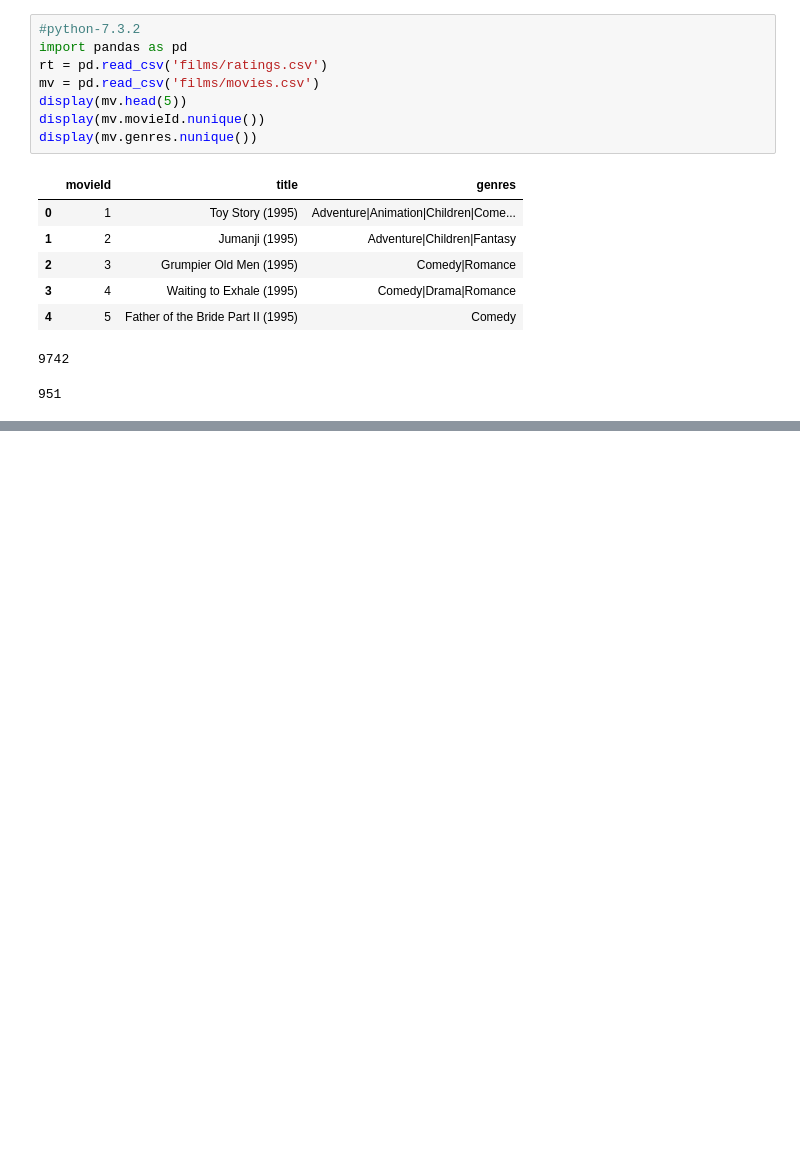
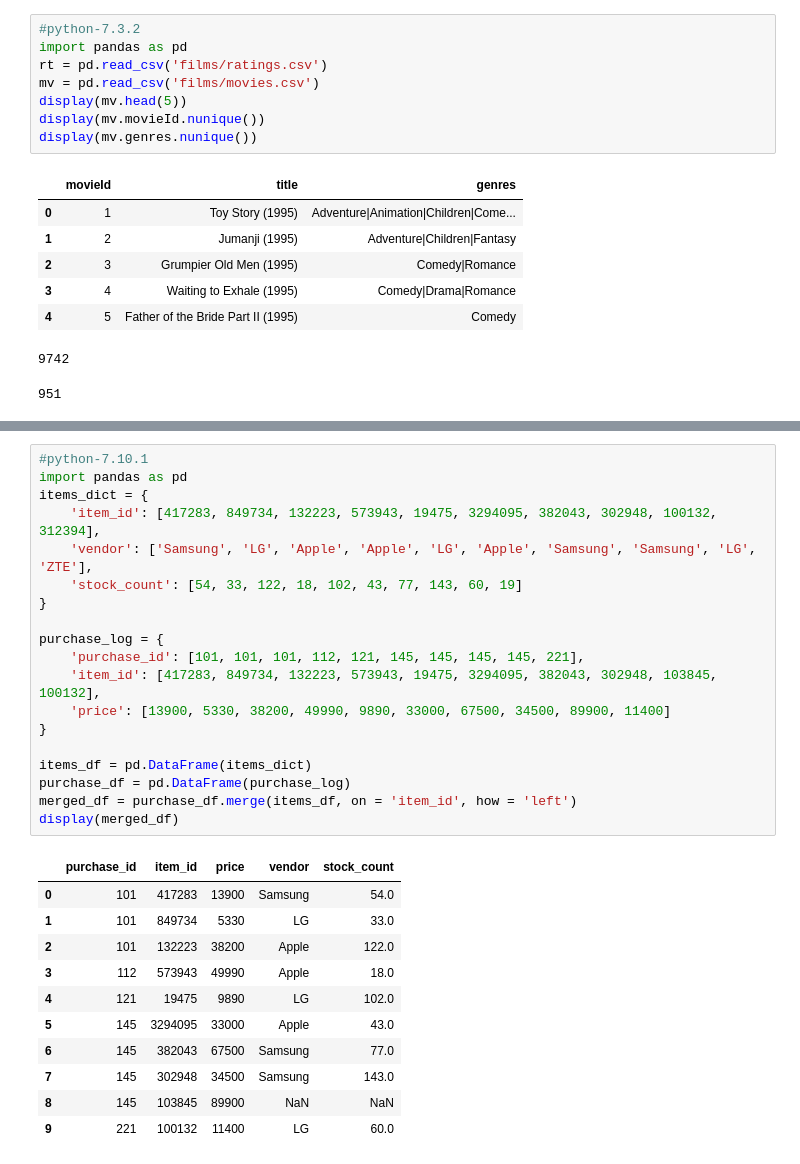
Before and after one commit to mkosterin/dscience, a Jupyter notebook: unit-1.ipynb, the cells around one changed output, grey strips where cells are left out. Drawn from its saved outputs; the diff is of its cells as text; blank space fills up the shorter version.

```diff
--- a/unit-1.ipynb
+++ b/unit-1.ipynb
@@ -588,0 +635,31 @@ display(rt.rating.max())
+# %%
+#python-7.10.1
+import pandas as pd
+items_dict = {
+    'item_id': [417283, 849734, 132223, 573943, 19475, 3294095, 382043, 302948, 100132, 312394],
+    'vendor': ['Samsung', 'LG', 'Apple', 'Apple', 'LG', 'Apple', 'Samsung', 'Samsung', 'LG', 'ZTE'],
+    'stock_count': [54, 33, 122, 18, 102, 43, 77, 143, 60, 19]
+}
+
+purchase_log = {
+    'purchase_id': [101, 101, 101, 112, 121, 145, 145, 145, 145, 221],
+    'item_id': [417283, 849734, 132223, 573943, 19475, 3294095, 382043, 302948, 103845, 100132],
+    'price': [13900, 5330, 38200, 49990, 9890, 33000, 67500, 34500, 89900, 11400]
+}
+
+items_df = pd.DataFrame(items_dict)
+purchase_df = pd.DataFrame(purchase_log)
+merged_df = purchase_df.merge(items_df, on = 'item_id', how = 'left')
+display(merged_df)
+# %% [output]
+|  | purchase_id | item_id | price | vendor | stock_count |
+| 0 | 101 | 417283 | 13900 | Samsung | 54.0 |
+| 1 | 101 | 849734 | 5330 | LG | 33.0 |
+| 2 | 101 | 132223 | 38200 | Apple | 122.0 |
+| 3 | 112 | 573943 | 49990 | Apple | 18.0 |
+| 4 | 121 | 19475 | 9890 | LG | 102.0 |
+| 5 | 145 | 3294095 | 33000 | Apple | 43.0 |
+| 6 | 145 | 382043 | 67500 | Samsung | 77.0 |
+| 7 | 145 | 302948 | 34500 | Samsung | 143.0 |
+| 8 | 145 | 103845 | 89900 | NaN | NaN |
+| 9 | 221 | 100132 | 11400 | LG | 60.0 |
```
Also changed, not shown: parts of 12 cells of this notebook, 12 other files.
